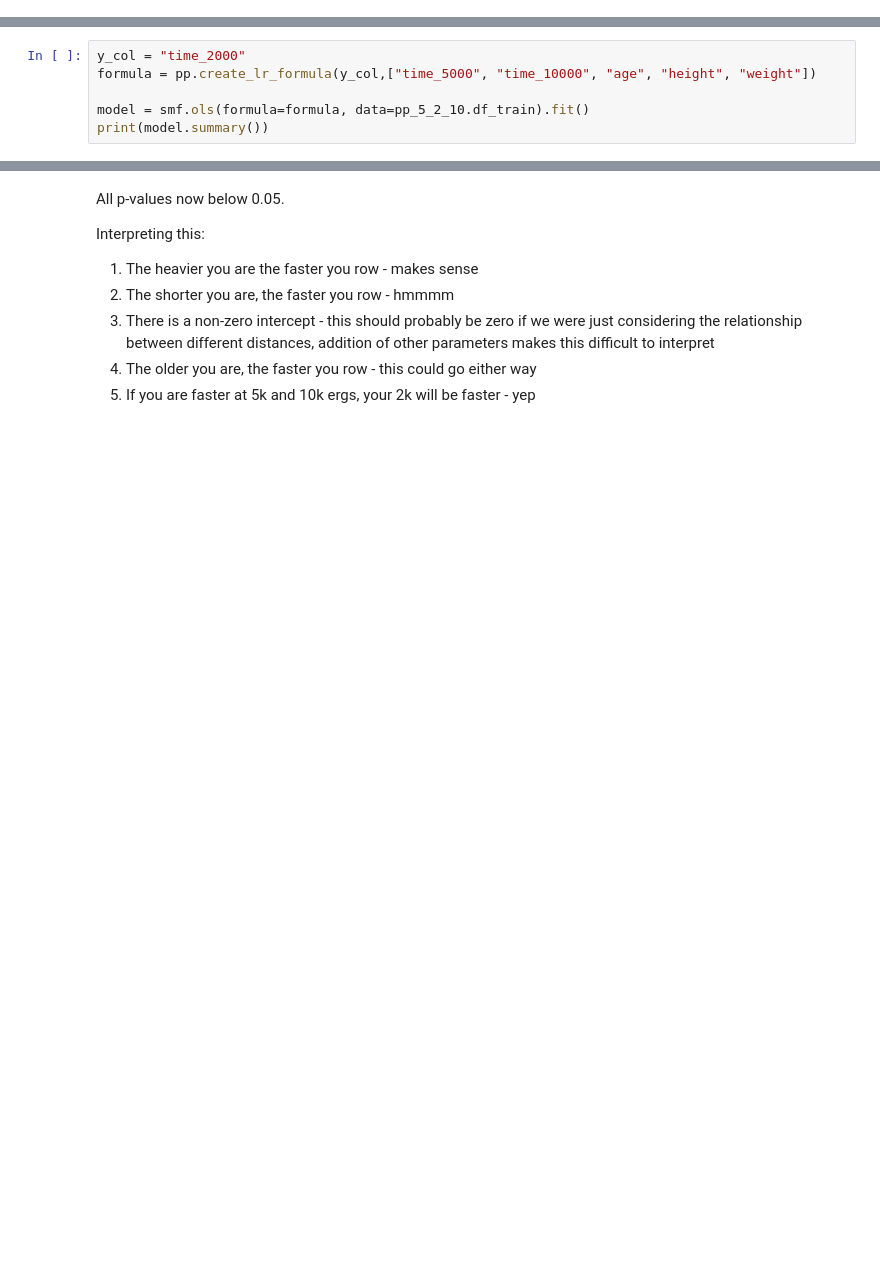
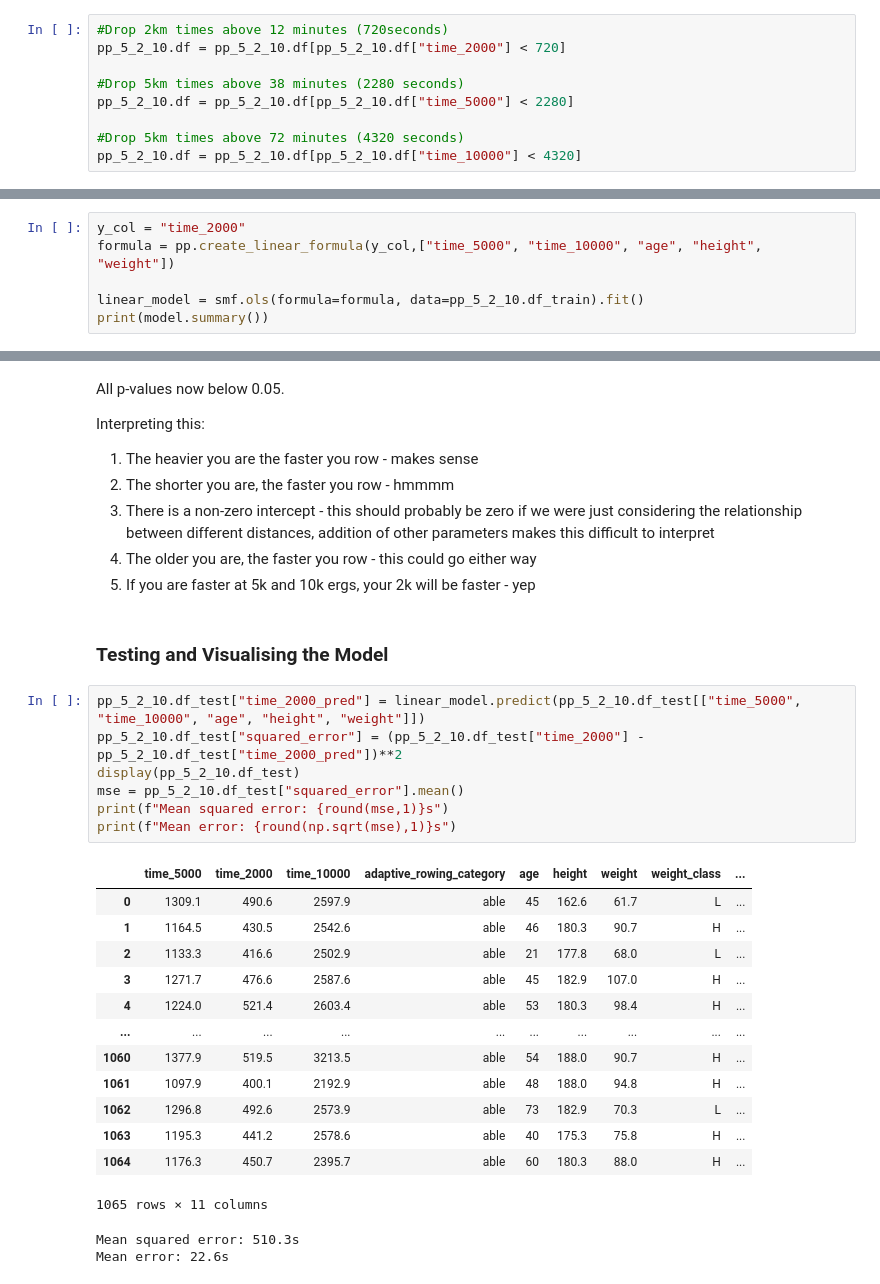
Before and after one commit to adhardy/Concept2-Pace-Predictor, a Jupyter notebook: linear-regression.ipynb, the cells around one changed output, grey strips where cells are left out. Cells and saved outputs as stored; diff of their text form; blank space fills up the shorter version.

```diff
--- a/linear-regression.ipynb
+++ b/linear-regression.ipynb
@@ -47,0 +52,9 @@ fig.show()
+# %%
+#Drop 2km times above 12 minutes (720seconds)
+pp_5_2_10.df = pp_5_2_10.df[pp_5_2_10.df["time_2000"] < 720]
+
+#Drop 5km times above 38 minutes (2280 seconds)
+pp_5_2_10.df = pp_5_2_10.df[pp_5_2_10.df["time_5000"] < 2280]
+
+#Drop 5km times above 72 minutes (4320 seconds)
+pp_5_2_10.df = pp_5_2_10.df[pp_5_2_10.df["time_10000"] < 4320]
@@ -129,9 +144,9 @@ strong multicollinearity or other numerical problems.
 Weight and weight class has a a p > 0.05. Highly correlated with weight, remove.
 # %%
 y_col = "time_2000"
-formula = pp.create_lr_formula(y_col,["time_5000", "time_10000", "age", "height", "weight"])
+formula = pp.create_linear_formula(y_col,["time_5000", "time_10000", "age", "height", "weight"])
 
-model = smf.ols(formula=formula, data=pp_5_2_10.df_train).fit()
+linear_model = smf.ols(formula=formula, data=pp_5_2_10.df_train).fit()
 print(model.summary())
 # %% [output]
                             OLS Regression Results
@@ -160,3 +175,28 @@ Interpreting this:
 3. There is a non-zero intercept - this should probably be zero if we were just considering the relationship between different distances, addition of other parameters makes this difficult to interpret
 5. The older you are, the faster you row - this could go either way
 6. If you are faster at 5k and 10k ergs, your 2k will be faster - yep
+# %% [markdown]
+### Testing and Visualising the Model
+# %%
+pp_5_2_10.df_test["time_2000_pred"] = linear_model.predict(pp_5_2_10.df_test[["time_5000", "time_10000", "age", "height", "weight"]])
+pp_5_2_10.df_test["squared_error"] = (pp_5_2_10.df_test["time_2000"] - pp_5_2_10.df_test["time_2000_pred"])**2
+display(pp_5_2_10.df_test)
+mse = pp_5_2_10.df_test["squared_error"].mean()
+print(f"Mean squared error: {round(mse,1)}s")
+print(f"Mean error: {round(np.sqrt(mse),1)}s")
+# %% [output]
+|  | time_5000 | time_2000 | time_10000 | adaptive_rowing_category | age | height | weight | weight_class | ... |
+| 0 | 1309.1 | 490.6 | 2597.9 | able | 45 | 162.6 | 61.7 | L | ... |
+| 1 | 1164.5 | 430.5 | 2542.6 | able | 46 | 180.3 | 90.7 | H | ... |
+| 2 | 1133.3 | 416.6 | 2502.9 | able | 21 | 177.8 | 68.0 | L | ... |
+| 3 | 1271.7 | 476.6 | 2587.6 | able | 45 | 182.9 | 107.0 | H | ... |
+| 4 | 1224.0 | 521.4 | 2603.4 | able | 53 | 180.3 | 98.4 | H | ... |
+| ... | ... | ... | ... | ... | ... | ... | ... | ... | ... |
+| 1060 | 1377.9 | 519.5 | 3213.5 | able | 54 | 188.0 | 90.7 | H | ... |
+| 1061 | 1097.9 | 400.1 | 2192.9 | able | 48 | 188.0 | 94.8 | H | ... |
+| 1062 | 1296.8 | 492.6 | 2573.9 | able | 73 | 182.9 | 70.3 | L | ... |
+| 1063 | 1195.3 | 441.2 | 2578.6 | able | 40 | 175.3 | 75.8 | H | ... |
+| 1064 | 1176.3 | 450.7 | 2395.7 | able | 60 | 180.3 | 88.0 | H | ... |
+1065 rows × 11 columns
+Mean squared error: 510.3s
+Mean error: 22.6s
```
Also changed, not shown: parts of 28 cells of this notebook, 1 other file.
